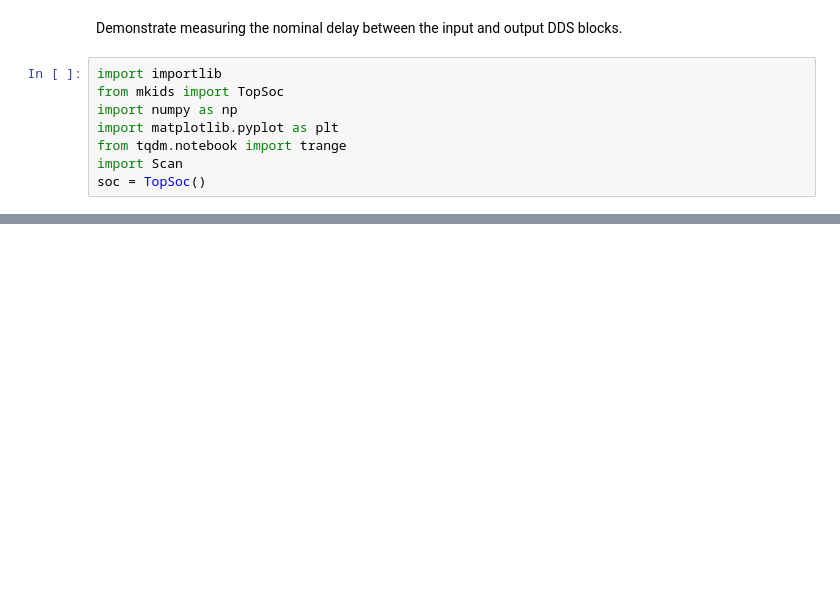
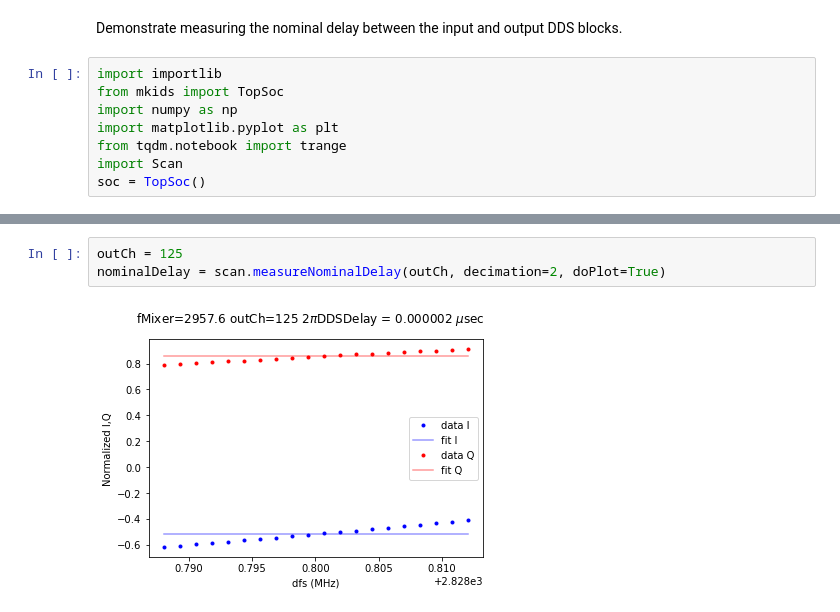
Before and after one commit to openquantumhardware/qick-tools, a Jupyter notebook: mkids/tutorial_07_scan_nominal_delay.ipynb, the cells around one changed output, grey strips where cells are left out. Saved outputs shown, nothing was run; the diff lists cells and outputs as text; blank space fills up the shorter version.

```diff
--- a/mkids/tutorial_07_scan_nominal_delay.ipynb
+++ b/mkids/tutorial_07_scan_nominal_delay.ipynb
@@ -26,0 +77,5 @@ Scan.fscanPlot(scan.mndScan,0)
+# %%
+outCh = 125
+nominalDelay = scan.measureNominalDelay(outCh, decimation=2, doPlot=True)
+# %% [output]
+[figure, added]
```
Also changed, not shown: parts of 18 cells of this notebook, 12 other files.
